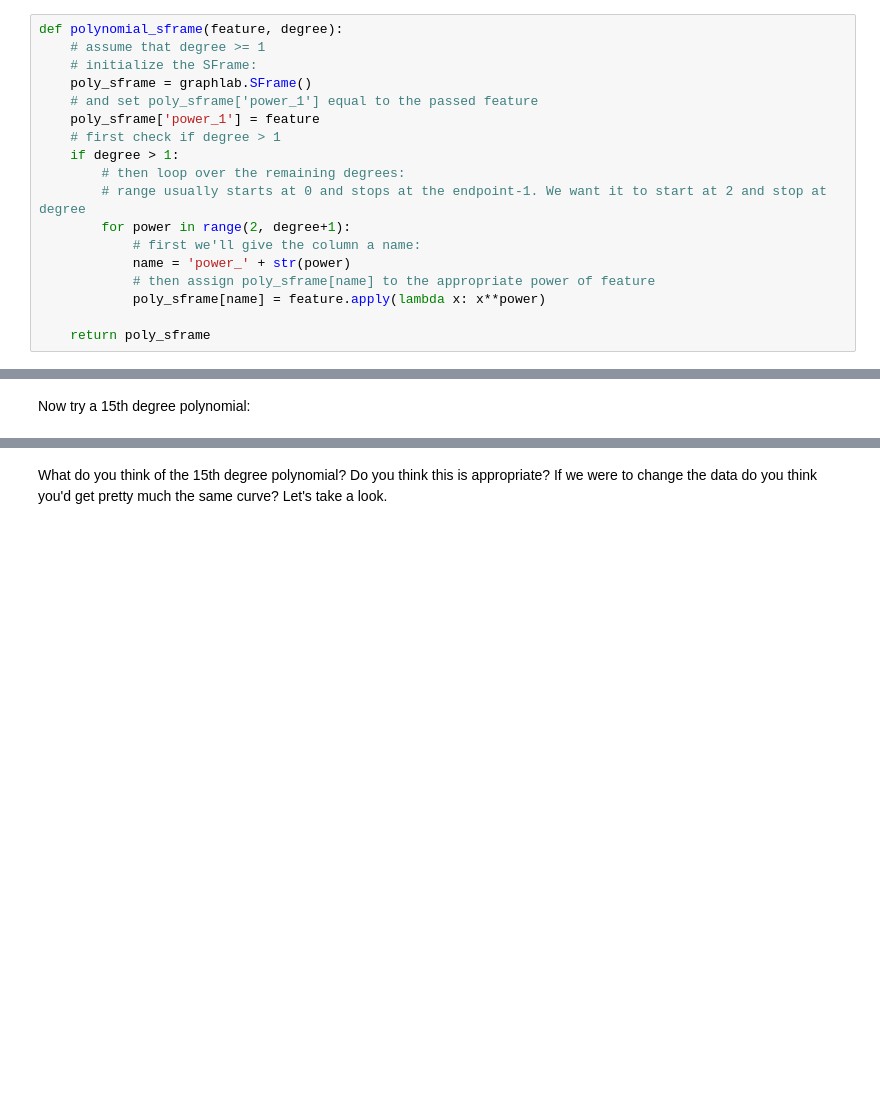
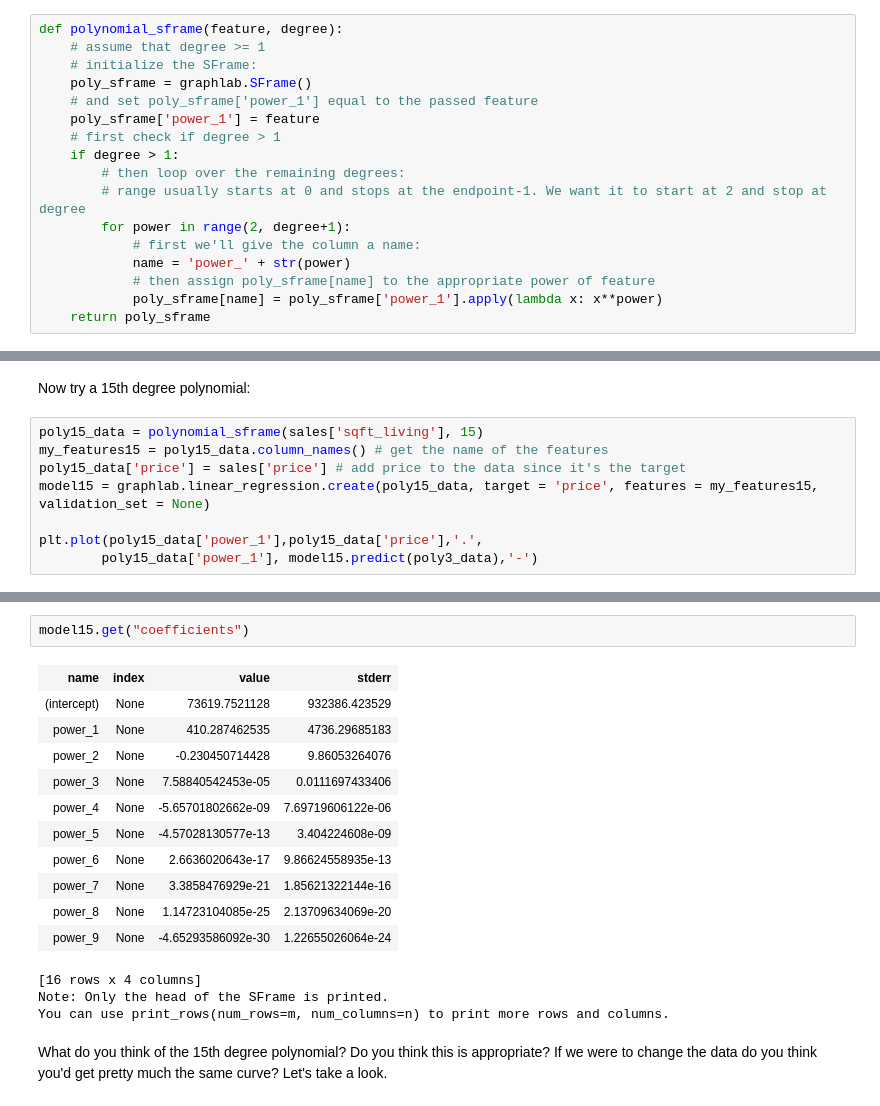
Before and after one commit to XuanX111/University-of-Washington, a Jupyter notebook: 2. Regression/week3/week-3-polynomial-regression-assignment-blank.ipynb, the cells around one changed output, grey strips where cells are left out. Cells and saved outputs as stored; diff of their text form; blank space fills up the shorter version.

```diff
--- a/2. Regression/week3/week-3-polynomial-regression-assignment-blank.ipynb
+++ b/2. Regression/week3/week-3-polynomial-regression-assignment-blank.ipynb
@@ -62,8 +62,7 @@ def polynomial_sframe(feature, degree):
             # first we'll give the column a name:
             name = 'power_' + str(power)
             # then assign poly_sframe[name] to the appropriate power of feature
-            poly_sframe[name] = feature.apply(lambda x: x**power)
-
+            poly_sframe[name] = poly_sframe['power_1'].apply(lambda x: x**power)
     return poly_sframe
 # %% [markdown]
 To test your function consider the smaller tmp variable and what you would expect the outcome of the following call:
@@ -125,2 +207,10 @@ The resulting model looks like half a parabola. Try on your own to see what the
 # %% [markdown]
 Now try a 15th degree polynomial:
+# %%
+poly15_data = polynomial_sframe(sales['sqft_living'], 15)
+my_features15 = poly15_data.column_names() # get the name of the features
+poly15_data['price'] = sales['price'] # add price to the data since it's the target
+model15 = graphlab.linear_regression.create(poly15_data, target = 'price', features = my_features15, validation_set = None)
+
+plt.plot(poly15_data['power_1'],poly15_data['price'],'.',
+        poly15_data['power_1'], model15.predict(poly3_data),'-')
@@ -127,3 +231,20 @@ Now try a 15th degree polynomial:
+# %%
+model15.get("coefficients")
+# %% [output]
+| name | index | value | stderr |
+| (intercept) | None | 73619.7521128 | 932386.423529 |
+| power_1 | None | 410.287462535 | 4736.29685183 |
+| power_2 | None | -0.230450714428 | 9.86053264076 |
+| power_3 | None | 7.58840542453e-05 | 0.0111697433406 |
+| power_4 | None | -5.65701802662e-09 | 7.69719606122e-06 |
+| power_5 | None | -4.57028130577e-13 | 3.404224608e-09 |
+| power_6 | None | 2.6636020643e-17 | 9.86624558935e-13 |
+| power_7 | None | 3.3858476929e-21 | 1.85621322144e-16 |
+| power_8 | None | 1.14723104085e-25 | 2.13709634069e-20 |
+| power_9 | None | -4.65293586092e-30 | 1.22655026064e-24 |
+[16 rows x 4 columns]
+Note: Only the head of the SFrame is printed.
+You can use print_rows(num_rows=m, num_columns=n) to print more rows and columns.
 # %% [markdown]
 What do you think of the 15th degree polynomial? Do you think this is appropriate? If we were to change the data do you think you'd get pretty much the same curve? Let's take a look.
 # %% [markdown]
```
Also changed, not shown: parts of 22 cells of this notebook, 2 other files.
